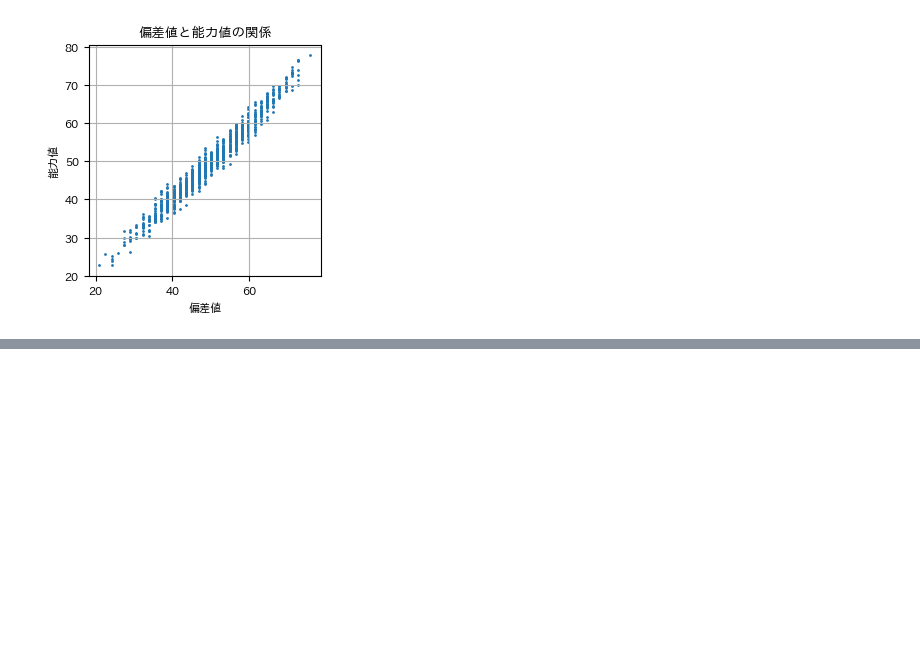
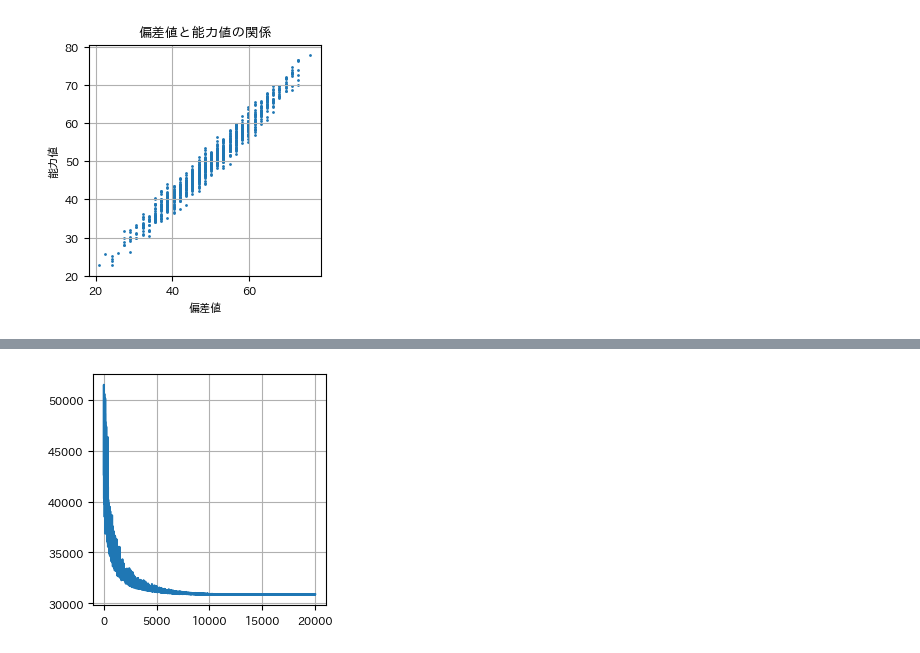
Before and after one commit to makkimaki/python-bayes-intro, a Jupyter notebook: すらすらベイズ写経_3−3_【IRT_evaluation】.ipynb, the cells around one changed output, grey strips where cells are left out. Drawn from its saved outputs; the diff is of its cells as text; code cells hidden in the pictures; blank space fills up the shorter version.

```diff
--- a/すらすらベイズ写経_3−3_【IRT_evaluation】.ipynb
+++ b/すらすらベイズ写経_3−3_【IRT_evaluation】.ipynb
@@ -333,0 +461,6 @@ plt.show()
+# %%
+# 収束確認
+plt.plot(mean_filed.hist)
+plt.show()
+# %% [output]
+[figure, added]
```
Also changed, not shown: parts of 14 cells of this notebook.
